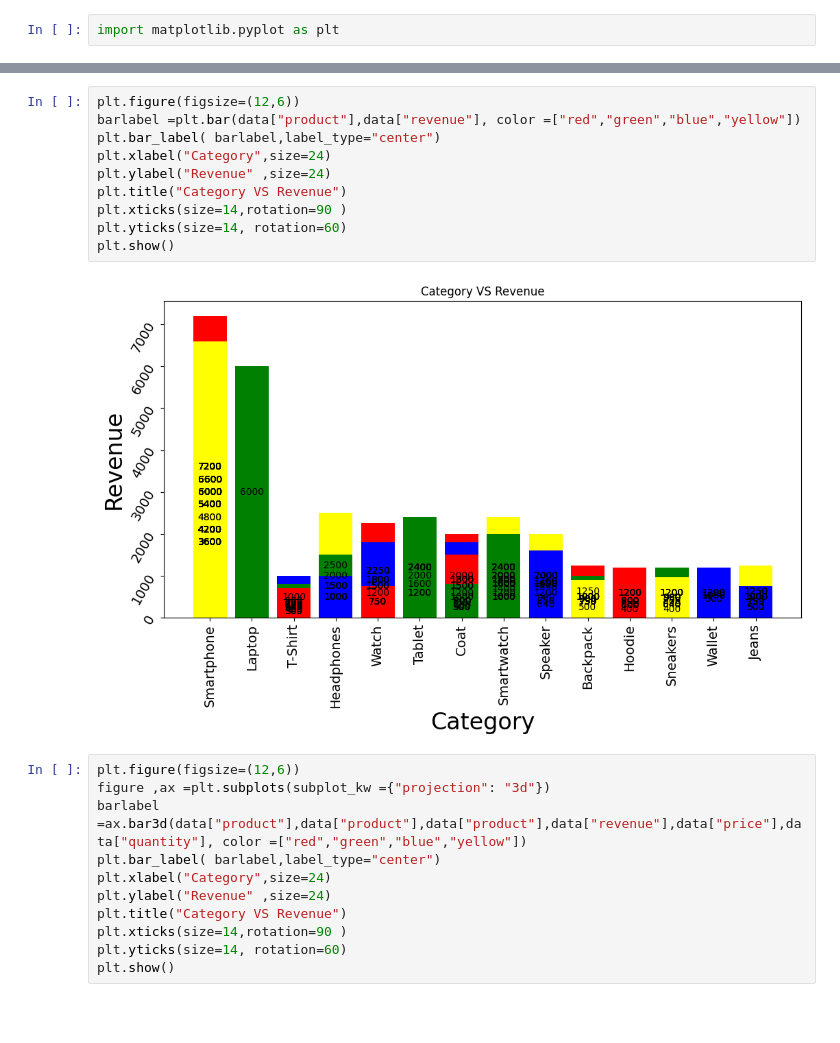
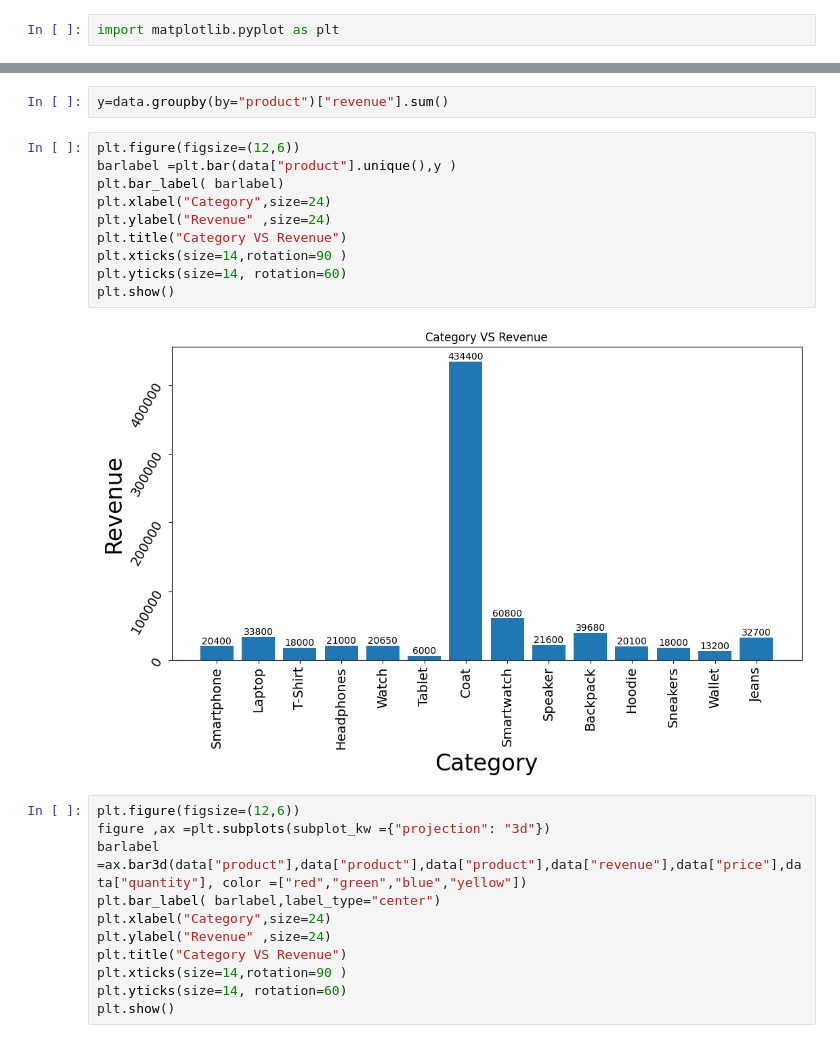
Before and after one commit to avicomputersolutions/PythonJan, a Jupyter notebook: AppliedPython/Sale_analysis.ipynb, the cells around one changed output, grey strips where cells are left out. Saved outputs shown, nothing was run; the diff lists cells and outputs as text; blank space fills up the shorter version.

```diff
--- a/AppliedPython/Sale_analysis.ipynb
+++ b/AppliedPython/Sale_analysis.ipynb
@@ -440,15 +453,17 @@ import matplotlib.pyplot as plt
+# %%
+y=data.groupby(by="product")["revenue"].sum()
 # %%
 plt.figure(figsize=(12,6))
-barlabel =plt.bar(data["product"],data["revenue"], color =["red","green","blue","yellow"])
-plt.bar_label( barlabel,label_type="center")
+barlabel =plt.bar(data["product"].unique(),y )
+plt.bar_label( barlabel)
 plt.xlabel("Category",size=24)
 plt.ylabel("Revenue" ,size=24)
 plt.title("Category VS Revenue")
 plt.xticks(size=14,rotation=90 )
 plt.yticks(size=14, rotation=60)
 plt.show()
 # %% [output]
-[figure, old version]
+[figure, new version]
 # %%
 plt.figure(figsize=(12,6))
 figure ,ax =plt.subplots(subplot_kw ={"projection": "3d"})
```
Also changed, not shown: parts of 1 cell of this notebook.
